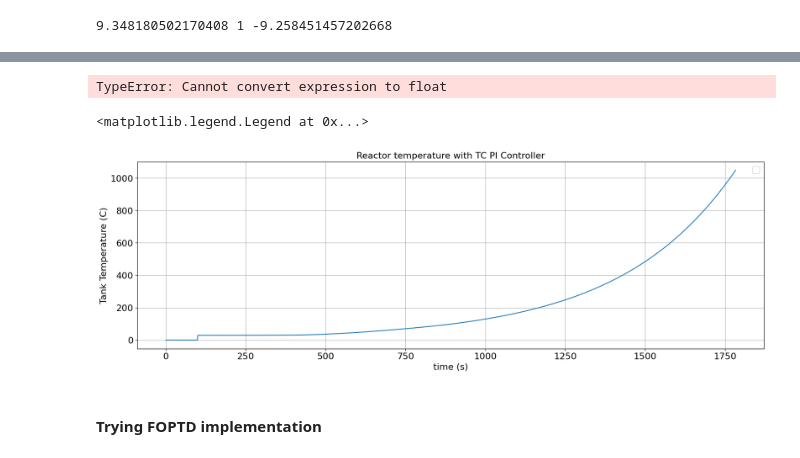
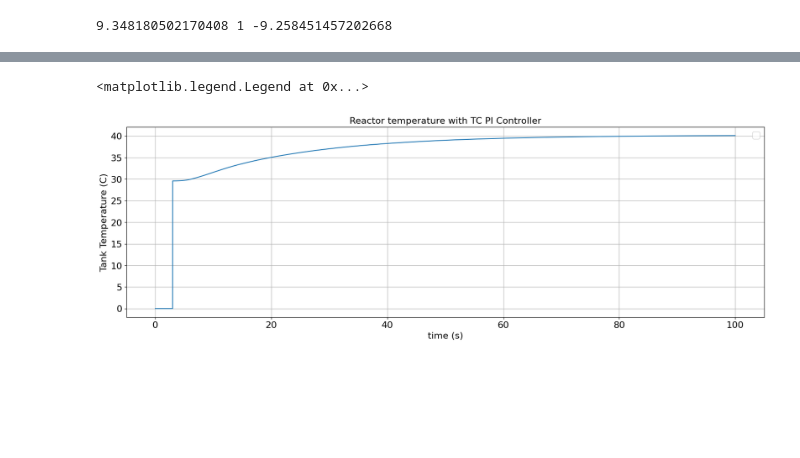
Before and after one commit to rahilisashaik/cbe_162, a Jupyter notebook: project/162_project.ipynb, the cells around one changed output, grey strips where cells are left out. Drawn from its saved outputs; the diff is of its cells as text; code cells hidden in the pictures; blank space fills up the shorter version.

```diff
--- a/project/162_project.ipynb
+++ b/project/162_project.ipynb
@@ -599,7 +599,7 @@ def dynamic_model_with_step_T(time, x0):
 x0 = [1000.0, 0.90467678228155, 12.51524128083789, 29.73892382828279, 3.10695341758232, 29.57321214183856, 27.05393890970931]
 t_final = 4000
 
-t_step, result_step, result_sp = dynamic_model_with_step_T([0, t_final], x0)
+t_step, result_step, result_sp = dynamic_model_with_disturbance_T([0, t_final], x0)
 T_step = result_step[5, :]
 # %%
 indices = [i for i in range(len(T_step))]
@@ -720,20 +675,49 @@ def dynamic_model_with_TC(time, x0):
+# %%
+def dynamic_model_TC(time, x0):
+    result_sp = set_point(time, x0)
+    result = np.zeros([7, T_DELAY * (T_POINT - 1)])
+
+    Fi = lambda t: 51
+    Fe = lambda t: 51
+    T_in = lambda t: 25
+    cS_in = lambda t: 60
+    F_ag_prev = 18  # Initial value for F_ag
+
+    for i in range(time[1] - T_DELAY):
+        if i == 0:
+            x0 = x0  # Skip iterations before T_DELAY
+
+        V, Cx, Cp, Cs, Co2, T, Tag = current_output(i, result)
+        Vsp, Cxsp, Cpsp, Cssp, Co2sp, Tsp, Tagsp = current_output(i, result_sp)
+        T_sp = 1.05 * Tsp
+
+        error = T_sp - T
+        TF = scipy.signal.TransferFunction([31.5 * 31.5, 31.5], [-1/10 * 31.5 * 30, 0])
+        t_eval = np.linspace(i, i + 1, T_POINT)
+
+        _, F_d, _ = scipy.signal.lsim(TF, error, t_eval)
+        F_ag = F_d - (F_d[0] - F_ag_prev)
+        F_ag_prev = F_ag[-1]
+        Fag = lambda t: F_ag[-1]
+        T_in_func = lambda t: T_in(i)
+
+        result = solve_step([i, i + 1], x0, Fi, Fe, T_in_func, cS_in, Fag, result)
+        x0 = result[:, -1]
+
+    t = np.linspace(time[0], time[1], (time[1] - time[0]) * (T_POINT - 1) + 1)
+    return t, result, result_sp
 # %%
-t_final = 25
-t_TC, result_PI = dynamic_model_with_TC([0, t_final], x0)
-
-T_TC = result_PI[5, :]
+t_final = 100
+t_TC, result_TC, result_sp_TC = dynamic_model_TC([0, t_final], x0)
+T_TC = result_TC[5, :]
-# %% [output]
-TypeError: Cannot convert expression to float
 # %%
 plt.figure(figsize=(20, 6))
-plt.plot([i for i in range(1784)], T_TC)
+plt.plot(t_TC, T_TC)
 plt.title("Reactor temperature with TC PI Controller")
 plt.xlabel("time (s)")
 plt.ylabel("Tank Temperature (C)")
 plt.grid()
 plt.legend()
 # %% [output]
 <matplotlib.legend.Legend at 0x...>
-[figure, old version]
+[figure, new version]
-# %% [markdown]
-#### Trying FOPTD implementation
```
Also changed, not shown: parts of 13 cells of this notebook, 2 other files.
